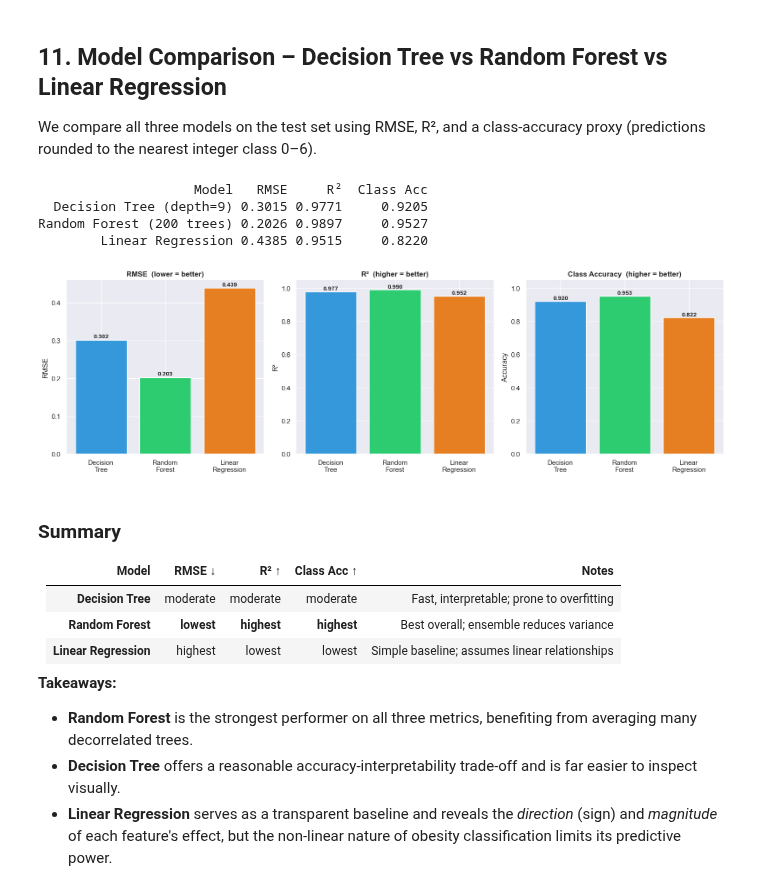
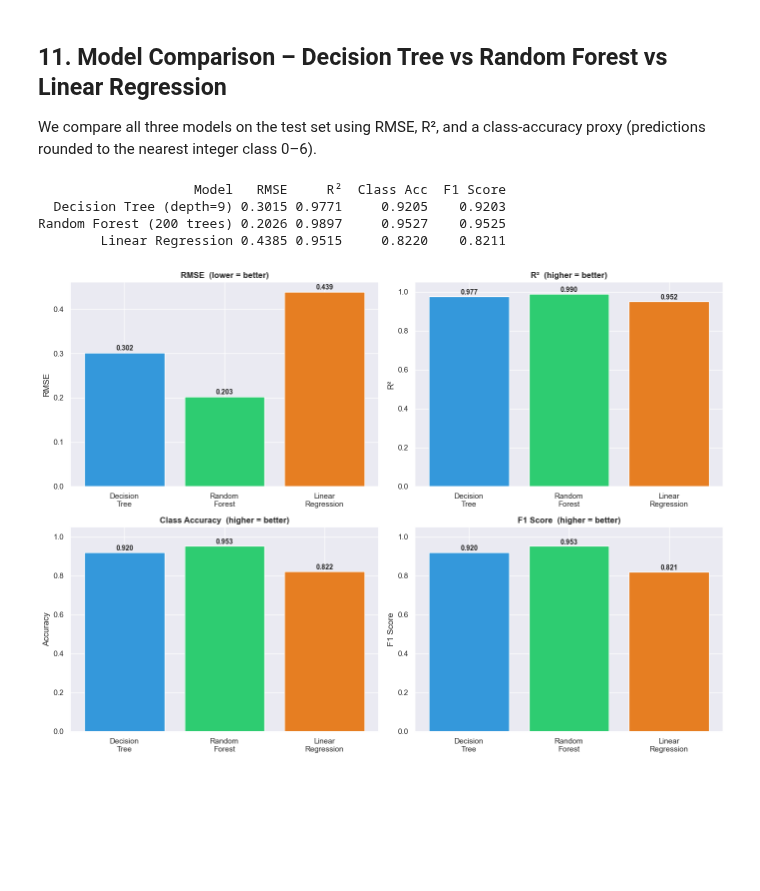
Before and after one commit to iakeehc/obesity-predictor, a Jupyter notebook: obesity_analysis.ipynb, the cells around one changed output. Saved outputs shown, nothing was run; the diff lists cells and outputs as text; code cells hidden in the pictures; blank space fills up the shorter version.

```diff
--- a/obesity_analysis.ipynb
+++ b/obesity_analysis.ipynb
@@ -68,11 +68,3 @@ ax.set_title('Distribution of Obesity Classes', fontsize=14, fontweight='bold')
 plt.tight_layout(); plt.show()
 # %% [output]
 [figure]
-# %%
-
-df['ObesityLevel'] = df['NObeyesdad'].map({o:i for i,o in enumerate(obesity_order)})
-
-f, ax = plt.subplots(figsize=(10,5))
-sb.countplot(data=df, y='NObeyesdad', order=obesity_order, palette='RdYlGn_r', ax=ax)
-ax.set_title('Distribution of Obesity Classes', fontsize=14, fontweight='bold')
-plt.tight_layout(); plt.show()
@@ -405,6 +395,8 @@ plt.tight_layout(); plt.show()
 We compare all three models on the test set using RMSE, R², and a class-accuracy proxy
 (predictions rounded to the nearest integer class 0–6).
 # %%
+from sklearn.metrics import f1_score
+
 #  Re-collect regression metrics for DT (depth=9)
 y_pred_dt_reg = dt3.predict(X_test)          # encoded class labels
 # Map DT predictions back to the ordered ordinal obesity scale
@@ -418,66 +410,77 @@ rmse_dt  = np.sqrt(mean_squared_error(y_reg_test, y_pred_dt_ord))
 r2_dt    = r2_score(y_reg_test, y_pred_dt_ord)
 acc_dt   = np.mean(y_pred_dt_ord == y_reg_test.values)
 
-# RF regression metrics
+# Calculate F1 scores
+f1_dt = f1_score(y_cls_test, y_pred_dt_reg, average='weighted')
+
+# RF: convert ordinal predictions (0-6) → class name → LabelEncoder label
+# to match the same label space as y_cls_test
+ord_to_label = {i: label for i, label in enumerate(obesity_order)}
+y_pred_rf_cls = np.array([le_nob.transform([ord_to_label[int(r)]])[0]
+                           for r in np.round(y_pred_reg).clip(0, 6)])
+
 rmse_rf  = np.sqrt(mean_squared_error(y_reg_test, y_pred_reg))
 r2_rf    = r2_score(y_reg_test, y_pred_reg)
 acc_rf   = np.mean(np.round(y_pred_reg).clip(0, 6) == y_reg_test)
+f1_rf    = f1_score(y_cls_test, y_pred_rf_cls, average='weighted')
 
-# Linear Regression metrics
+# Linear Regression: same fix — map ordinal → LabelEncoder label
+y_pred_lr_ord = np.round(y_pred_lr).clip(0, 6)
+y_pred_lr_cls = np.array([le_nob.transform([ord_to_label[int(r)]])[0]
+                           for r in y_pred_lr_ord])
+f1_lr = f1_score(y_cls_test, y_pred_lr_cls, average='weighted')
 
 results = pd.DataFrame({
     'Model':    ['Decision Tree (depth=9)', 'Random Forest (200 trees)', 'Linear Regression'],
     'RMSE':     [rmse_dt, rmse_rf, rmse_lr],
     'R²':       [r2_dt,   r2_rf,   r2_lr],
     'Class Acc':[acc_dt,  acc_rf,  rounded_acc_lr],
+    'F1 Score': [f1_dt,   f1_rf,   f1_lr],
 })
 print(results.to_string(index=False, float_format='{:.4f}'.format))
 # %% [output]
-                    Model   RMSE     R²  Class Acc
-  Decision Tree (depth=9) 0.3015 0.9771     0.9205
-Random Forest (200 trees) 0.2026 0.9897     0.9527
-        Linear Regression 0.4385 0.9515     0.8220
+                    Model   RMSE     R²  Class Acc  F1 Score
+  Decision Tree (depth=9) 0.3015 0.9771     0.9205    0.9203
+Random Forest (200 trees) 0.2026 0.9897     0.9527    0.9525
+        Linear Regression 0.4385 0.9515     0.8220    0.8211
 # %%
-fig, axes = plt.subplots(1, 3, figsize=(16, 5))
+fig, axes = plt.subplots(2, 2, figsize=(14, 10))
+axes = axes.flatten()
 models  = ['Decision\nTree', 'Random\nForest', 'Linear\nRegression']
 palette = ['#3498db', '#2ecc71', '#e67e22']
 
 # RMSE (lower is better)
 axes[0].bar(models, [rmse_dt, rmse_rf, rmse_lr], color=palette, edgecolor='white')
 axes[0].set_title('RMSE  (lower = better)', fontweight='bold')
 axes[0].set_ylabel('RMSE')
 for i, v in enumerate([rmse_dt, rmse_rf, rmse_lr]):
     axes[0].text(i, v + 0.005, f'{v:.3f}', ha='center', fontsize=10, fontweight='bold')
 
 # R² (higher is better)
 axes[1].bar(models, [r2_dt, r2_rf, r2_lr], color=palette, edgecolor='white')
 axes[1].set_title('R²  (higher = better)', fontweight='bold')
 axes[1].set_ylabel('R²')
 axes[1].set_ylim(0, 1.05)
 for i, v in enumerate([r2_dt, r2_rf, r2_lr]):
     axes[1].text(i, v + 0.01, f'{v:.3f}', ha='center', fontsize=10, fontweight='bold')
 
 # Class Accuracy (higher is better)
 axes[2].bar(models, [acc_dt, acc_rf, rounded_acc_lr], color=palette, edgecolor='white')
 axes[2].set_title('Class Accuracy  (higher = better)', fontweight='bold')
 axes[2].set_ylabel('Accuracy')
 axes[2].set_ylim(0, 1.05)
 for i, v in enumerate([acc_dt, acc_rf, rounded_acc_lr]):
     axes[2].text(i, v + 0.01, f'{v:.3f}', ha='center', fontsize=10, fontweight='bold')
 
+# F1 Score (higher is better)
+axes[3].bar(models, [f1_dt, f1_rf, f1_lr], color=palette, edgecolor='white')
+axes[3].set_title('F1 Score  (higher = better)', fontweight='bold')
+axes[3].set_ylabel('F1 Score')
+axes[3].set_ylim(0, 1.05)
+for i, v in enumerate([f1_dt, f1_rf, f1_lr]):
+    axes[3].text(i, v + 0.01, f'{v:.3f}', ha='center', fontsize=10, fontweight='bold')
+
 plt.tight_layout()
 plt.show()
 # %% [output]
-[figure, old version]
+[figure, new version]
-# %% [markdown]
-### Summary
-| Model | RMSE ↓ | R² ↑ | Class Acc ↑ | Notes |
-|---|---|---|---|---|
-| **Decision Tree** | moderate | moderate | moderate | Fast, interpretable; prone to overfitting |
-| **Random Forest** | **lowest** | **highest** | **highest** | Best overall; ensemble reduces variance |
-| **Linear Regression** | highest | lowest | lowest | Simple baseline; assumes linear relationships |
-
-**Takeaways:**
-- **Random Forest** is the strongest performer on all three metrics, benefiting from averaging many decorrelated trees.
-- **Decision Tree** offers a reasonable accuracy-interpretability trade-off and is far easier to inspect visually.
-- **Linear Regression** serves as a transparent baseline and reveals the *direction* (sign) and *magnitude* of each feature's effect, but the non-linear nature of obesity classification limits its predictive power.
```
Also changed, not shown: parts of 3 cells of this notebook.
